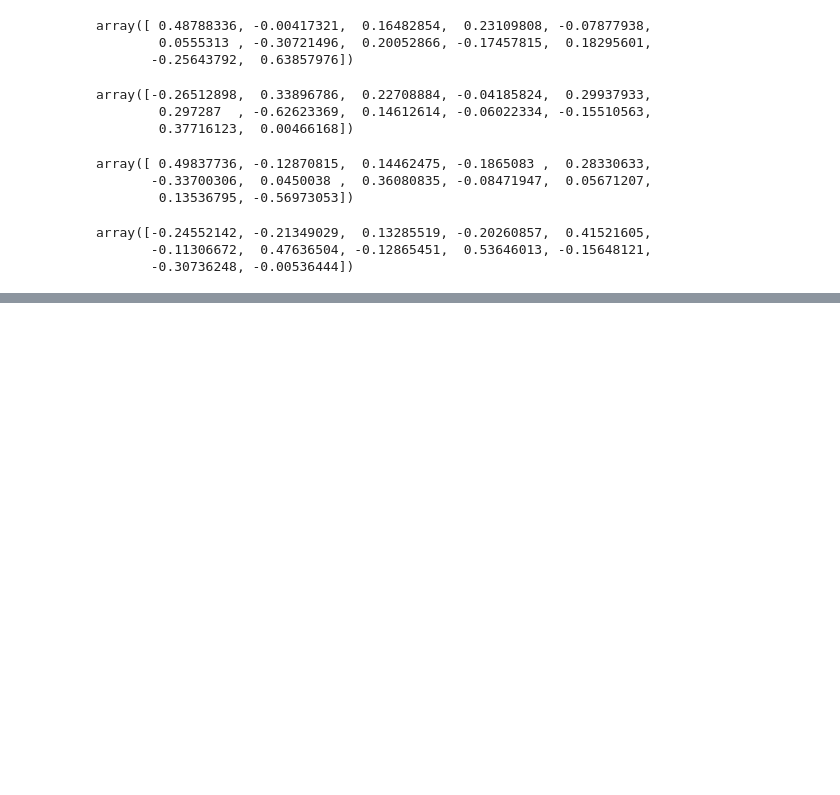
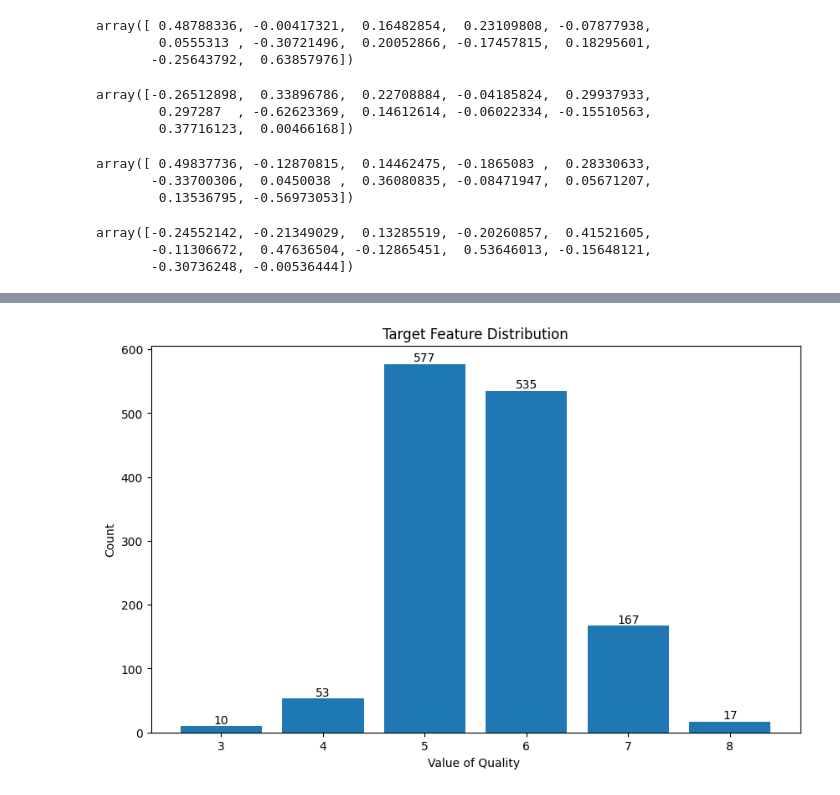
Before and after one commit to anys001/MLDM-project, a Jupyter notebook: WineQuality.ipynb, the cells around one changed output, grey strips where cells are left out. Cells and saved outputs as stored; diff of their text form; code cells hidden in the pictures; blank space fills up the shorter version.

```diff
--- a/WineQuality.ipynb
+++ b/WineQuality.ipynb
@@ -111,0 +128,5 @@ array([-0.24552142, -0.21349029,  0.13285519, -0.20260857,  0.41521605,
+# %%
+# Checking and deleting duplicates
+total_duplicates = data.duplicated().sum()
+print("Duplicates: ", total_duplicates)
+data_mn = data.drop_duplicates().reset_index(drop=True)
@@ -111,0 +167,19 @@ array([-0.24552142, -0.21349029,  0.13285519, -0.20260857,  0.41521605,
+# %%
+import matplotlib.pyplot as plt
+# Count each value of quality variable
+plt.figure(figsize=(10, 6))
+z = data_mn["quality"].value_counts()
+order = sorted(z.index, reverse=True)
+
+bars = plt.bar(order, z[order])
+plt.title("Target Feature Distribution")
+plt.xlabel("Value of Quality ")
+plt.ylabel("Count")
+
+for bar in bars:
+    yval = bar.get_height()
+    plt.text(bar.get_x() + bar.get_width() / 2, yval, int(yval), ha='center', va='bottom')
+
+plt.show()
+# %% [output]
+[figure, added]
```
Also changed, not shown: parts of 25 cells of this notebook.
